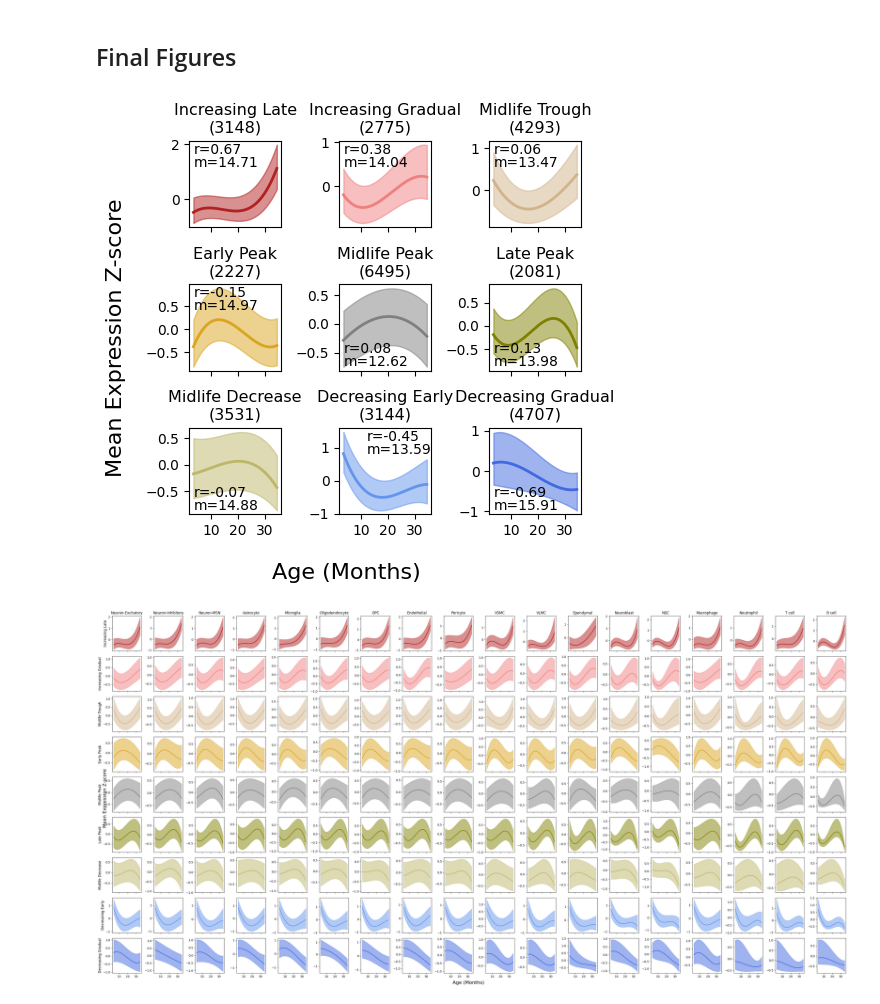
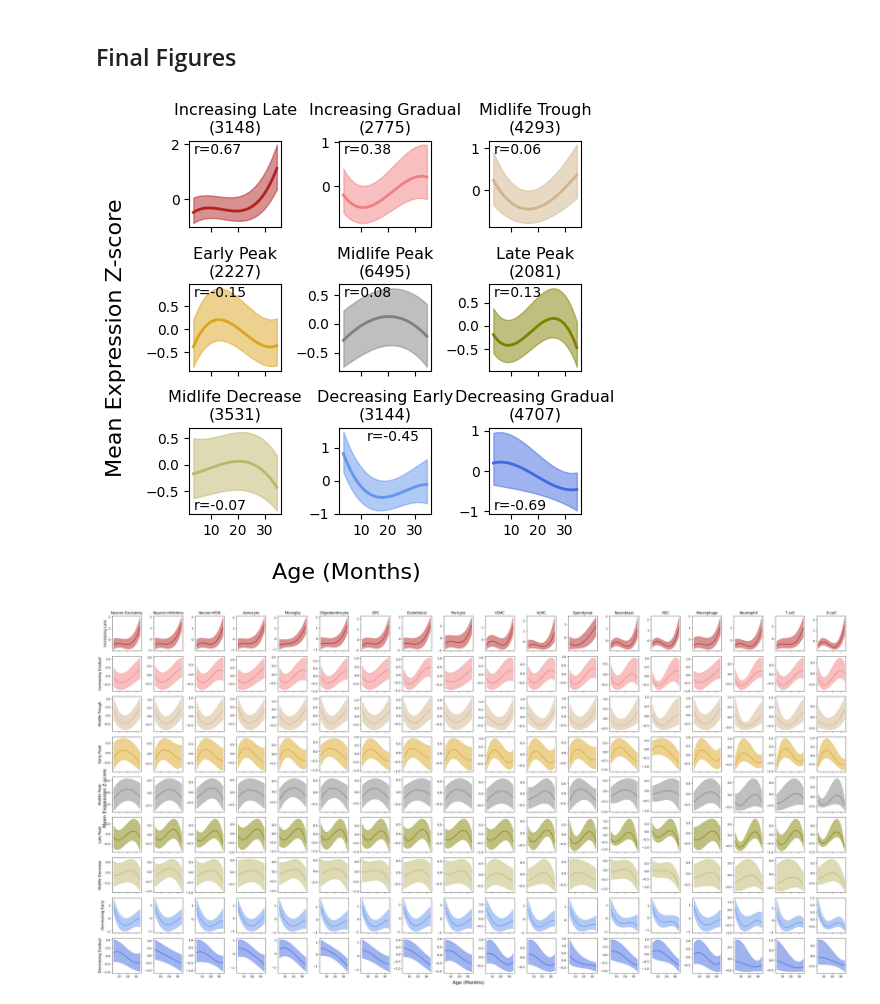
Before and after one commit to sunericd/spatial_aging_clocks, a Jupyter notebook: 2D_gene_trajectory_analysis.ipynb, the cells around one changed output. Cells and saved outputs as stored; diff of their text form; code cells hidden in the pictures.

```diff
--- a/2D_gene_trajectory_analysis.ipynb
+++ b/2D_gene_trajectory_analysis.ipynb
@@ -135,18 +136,18 @@ age_expn_matrix = np.loadtxt("results/gene_trajectory/age_expn_matrixLOCF03.csv"
 with open("results/gene_trajectory/kmeansLOCF03.pkl",'rb') as f:
     kmeans = pickle.load(f)
 # %%
-# kmeans mean square distance from centroid (per group)
+# # kmeans mean square distance from centroid (per group)
 
-msd_list = []
+# msd_list = []
 
-for i in range(len(np.unique(kmeans.labels_))):
+# for i in range(len(np.unique(kmeans.labels_))):
 
-    # centroid of cluster
-    centroid = kmeans.cluster_centers_[i]
+#     # centroid of cluster
+#     centroid = kmeans.cluster_centers_[i]
 
-    # compute mean square distance
-    msd = np.sum((age_expn_matrix[kmeans.labels_==i,:]-centroid)**2, axis=1)
-    msd_list.append(msd.mean())
+#     # compute mean square distance
+#     msd = np.sum((age_expn_matrix[kmeans.labels_==i,:]-centroid)**2, axis=1)
+#     msd_list.append(msd.mean())
 # %%
 # Cluster annotations
 colors = ['firebrick', 'lightcoral', 'tan',
@@ -169,13 +170,18 @@ group_names_detailed = [f"{group_names[ii]}\n({np.sum(kmeans.labels_==labels[ii]
 nrows = 3
 ncols = 3
 
-pos_dict = {"br": (0.3, 0.2, 0.05),
-            "bl": (0.05, 0.2, 0.05),
-            "tr": (0.3, 0.85, 0.7),
-            "tl": (0.05, 0.85, 0.7)}
+# pos_dict = {"br": (0.3, 0.2, 0.05),
+#             "bl": (0.05, 0.2, 0.05),
+#             "tr": (0.3, 0.85, 0.7),
+#             "tl": (0.05, 0.85, 0.7)}
+
+pos_dict = {"br": (0.3, 0.05),
+            "bl": (0.05, 0.05),
+            "tr": (0.3, 0.85),
+            "tl": (0.05, 0.85)}
 
 corner_for_annot = ["tl", "tl", "tl",
-                    "tl", "bl", "bl",
+                    "tl", "tl", "tl",
                     "bl", "tr", "bl"]
 
 fig, axs = plt.subplots(nrows, ncols, figsize=(5,5), sharex=True, sharey=False)
@@ -205,38 +211,39 @@ for i in range(nrows):
 
         smoother = BSpline(*splrep(ages, spread_expn_lower, s=len(ages)))
         spread_expn_lower_smooth= smoother(ages_fine)
 
         # plot mean and spread
         axs[i,j].plot(ages_fine, median_expn_smooth, color=colors[counter], linewidth=2)
         axs[i,j].fill_between(ages_fine, spread_expn_lower_smooth, spread_expn_upper_smooth, color=colors[counter], alpha=0.5)
 
         # annotate with stats
         r,p = pearsonr(ages, median_expn)
-        x, y1, y2 = pos_dict[corner_for_annot[j+i*ncols]]
+        #x, y1, y2 = pos_dict[corner_for_annot[j+i*ncols]]
+        x, y1 = pos_dict[corner_for_annot[j+i*ncols]]
         axs[i,j].text(x, y1, "r="+str(round(r,2)), transform=axs[i,j].transAxes,
             size=10)
 
-        msd = msd_list[lab]
-        axs[i,j].text(x, y2, "m="+str(round(msd,2)), transform=axs[i,j].transAxes,
-            size=10)
+#         msd = msd_list[lab]
+#         axs[i,j].text(x, y2, "m="+str(round(msd,2)), transform=axs[i,j].transAxes,
+#             size=10)
 
         # set title
         axs[i,j].set_title(group_names_detailed[counter], fontsize=11.5)
 
         counter += 1
 
 for a in axs.flatten():
     a.tick_params(axis='both', which='major', labelsize=10)
     a.tick_params(axis='both', which='minor', labelsize=10)
 
 # make figure
 fig.supxlabel("Age (Months)", fontsize=16)
 fig.supylabel("Mean Expression Z-score", fontsize=16)
 plt.tight_layout()
 plt.savefig("plots/gene_trajectory/paneled_mean_trajectories_k9_p5smoothed.pdf", bbox_inches='tight')
 plt.show()
 # %% [output]
-[figure, old version]
+[figure, new version]
 # %%
 ### make plot (By Celltype)
 
```
Also changed, not shown: parts of 5 cells of this notebook.
